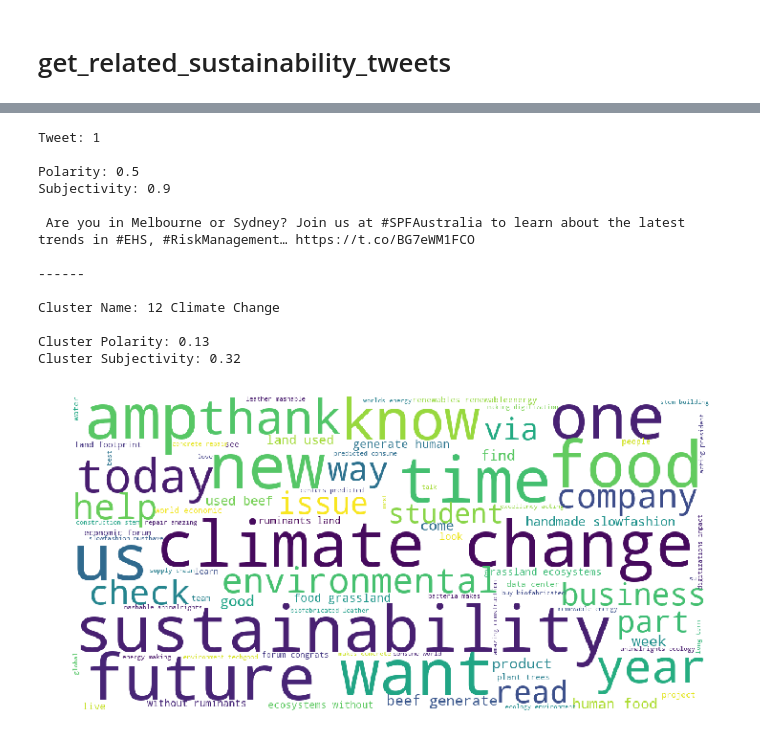
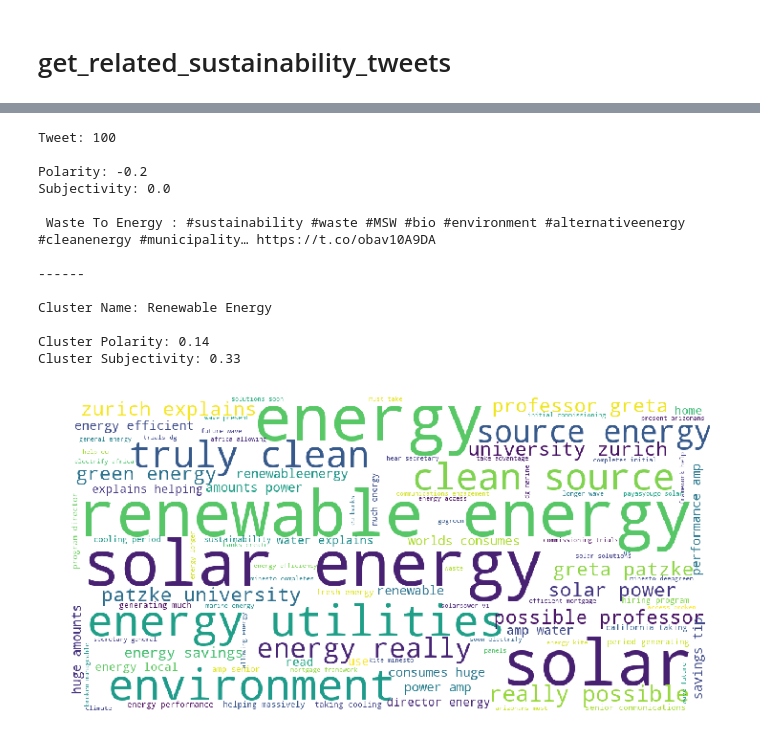
Before and after one commit to konelson/sustainability_nlp, a Jupyter notebook: Twitter Feed.ipynb, the cells around one changed output, grey strips where cells are left out. Cells and saved outputs as stored; diff of their text form; code cells hidden in the pictures.

```diff
--- a/Twitter Feed.ipynb
+++ b/Twitter Feed.ipynb
@@ -69,21 +65,21 @@ def show_tweet_info(index_num):
     recommended_tweets = get_tweets(nmf_tfidf_data, nmf_tfidf_clusters, index_num)
     print_tweets(index_num, recommended_tweets)
 # %%
-show_tweet_info(1)
+show_tweet_info(100)
 # %% [output]
-Tweet: 1
+Tweet: 100
 
-Polarity: 0.5
-Subjectivity: 0.9
+Polarity: -0.2
+Subjectivity: 0.0
 
- Are you in Melbourne or Sydney? Join us at #SPFAustralia to learn about the latest trends in #EHS, #RiskManagement… https://t.co/BG7eWM1FCO
+ Waste To Energy : #sustainability #waste #MSW #bio #environment #alternativeenergy #cleanenergy #municipality… https://t.co/obav10A9DA
 
 ------
 
-Cluster Name: 12 Climate Change
+Cluster Name: Renewable Energy
 
-Cluster Polarity: 0.13
-Cluster Subjectivity: 0.32
+Cluster Polarity: 0.14
+Cluster Subjectivity: 0.33
-[figure, old version]
+[figure, new version]
  --- Result ---
 
```
Also changed, not shown: parts of 3 cells of this notebook, 22 other files.
